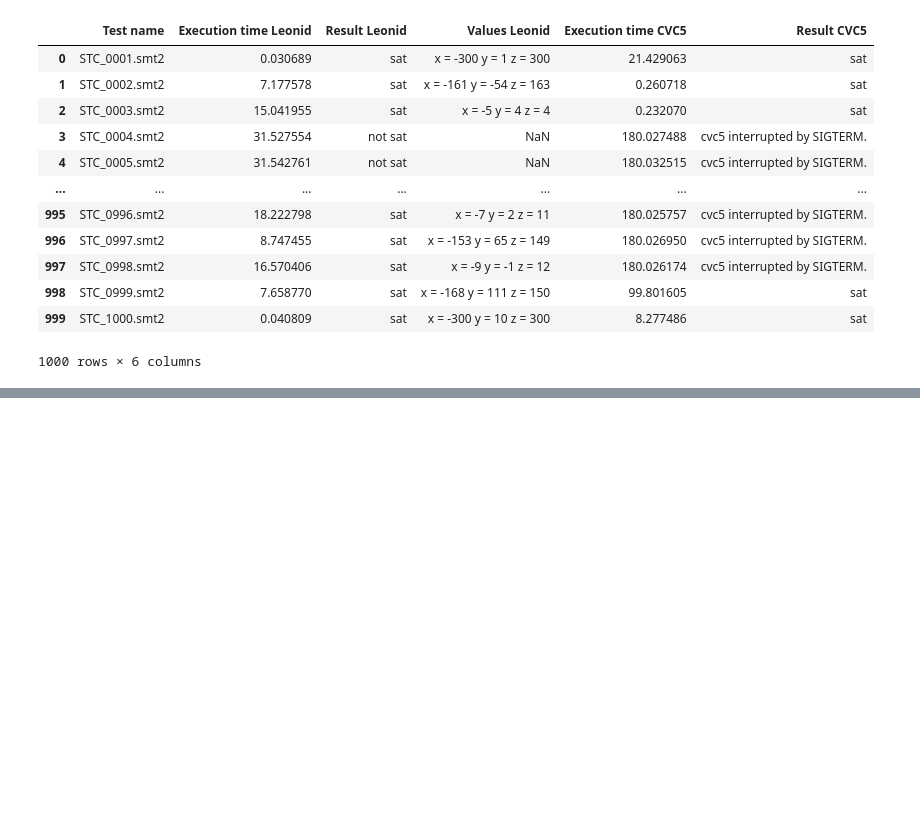
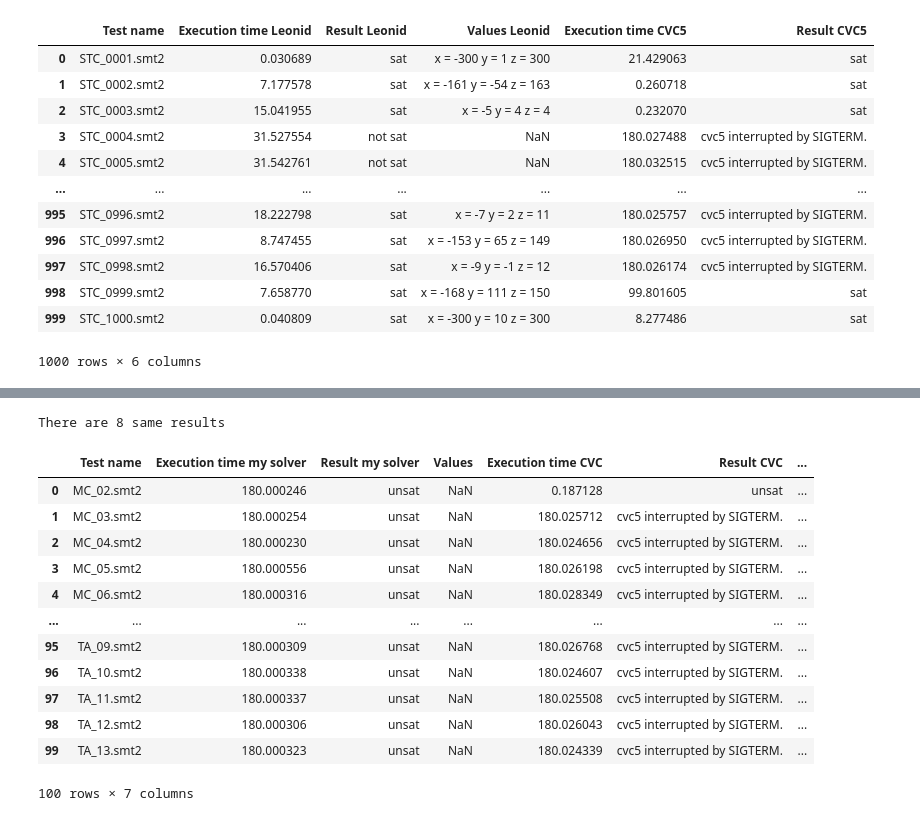
Before and after one commit to burbyleonid/BIE-BAP, a Jupyter notebook: code/src/analysis.ipynb, the cells around one changed output, grey strips where cells are left out. Saved outputs shown, nothing was run; the diff lists cells and outputs as text; code cells hidden in the pictures; blank space fills up the shorter version.

Commit message:
All math problems

```diff
--- a/code/src/analysis.ipynb
+++ b/code/src/analysis.ipynb
@@ -390,3 +383,73 @@ There are 169 cases when cvc solved the problem
 | 998 | STC_0999.smt2 | 7.658770 | sat | x = -168 y = 111 z = 150 | 99.801605 | sat | ... |
 | 999 | STC_1000.smt2 | 0.040809 | sat | x = -300 y = 10 z = 300 | 8.277486 | sat | ... |
 1000 rows × 7 columns
+# %%
+# Starting analysis of other math problems, timeout 3 min
+
+
+import pandas as pd
+import numpy as np
+import matplotlib.pyplot as plt
+import seaborn as sns
+
+original_cvc = pd.read_csv(".\\results_original_cvc5_time_out_3_other_math.csv")
+
+original_cvc = original_cvc.rename(columns={'Result': 'Result CVC'})
+original_cvc = original_cvc.rename(columns={'Execution time': 'Execution time CVC'})
+
+
+
+my_solver =  pd.read_csv(".\\other_math_time_out_3_min.csv")
+
+
+# extract the test name and rename columns
+my_solver['Test name'] = my_solver['Test name'].apply(lambda x: x.split('/')[-1])
+my_solver = my_solver.rename(columns={' Execution time': 'Execution time my solver'})
+my_solver = my_solver.rename(columns={' Result': 'Result my solver'})
+
+my_solver['Result my solver'] = my_solver['Result my solver'].str.strip().str.lower()
+
+# merge the two dataframes based on the 'Test name' column
+merged_df_last = pd.merge(my_solver, original_cvc, on='Test name')
+
+
+merged_df_last['Result my solver'] = merged_df_last['Result my solver'].replace({'not sat': 'unsat'})
+
+same_results_counter = sum(merged_df_last['Result my solver'] == merged_df_last['Result CVC'])
+
+# process the results for each test and add a column to the merged dataframe
+merged_df_last['Result comparison'] = merged_df_last.apply(process_result, axis=1)
+
+print(f"There are {same_results_counter} same results")
+# merged_df
+
+
+df_head = merged_df_last.head(5)
+
+df_tail = merged_df_last.tail(5)
+
+# concatenate the dataframes vertically
+small_df = pd.concat([df_head, df_tail])
+
+# convert the concatenated dataframe to latex
+latex = small_df.to_latex(index=False)
+
+
+# print(latex)
+
+merged_df_last
+# %% [output]
+There are 8 same results
+|  | Test name | Execution time my solver | Result my solver | Values | Execution time CVC | Result CVC | ... |
+| 0 | MC_02.smt2 | 180.000246 | unsat | NaN | 0.187128 | unsat | ... |
+| 1 | MC_03.smt2 | 180.000254 | unsat | NaN | 180.025712 | cvc5 interrupted by SIGTERM. | ... |
+| 2 | MC_04.smt2 | 180.000230 | unsat | NaN | 180.024656 | cvc5 interrupted by SIGTERM. | ... |
+| 3 | MC_05.smt2 | 180.000556 | unsat | NaN | 180.026198 | cvc5 interrupted by SIGTERM. | ... |
+| 4 | MC_06.smt2 | 180.000316 | unsat | NaN | 180.028349 | cvc5 interrupted by SIGTERM. | ... |
+| ... | ... | ... | ... | ... | ... | ... | ... |
+| 95 | TA_09.smt2 | 180.000309 | unsat | NaN | 180.026768 | cvc5 interrupted by SIGTERM. | ... |
+| 96 | TA_10.smt2 | 180.000338 | unsat | NaN | 180.024607 | cvc5 interrupted by SIGTERM. | ... |
+| 97 | TA_11.smt2 | 180.000337 | unsat | NaN | 180.025508 | cvc5 interrupted by SIGTERM. | ... |
+| 98 | TA_12.smt2 | 180.000306 | unsat | NaN | 180.026043 | cvc5 interrupted by SIGTERM. | ... |
+| 99 | TA_13.smt2 | 180.000323 | unsat | NaN | 180.024339 | cvc5 interrupted by SIGTERM. | ... |
+100 rows × 7 columns
```
Also changed, not shown: parts of 4 cells of this notebook, 7 other files.
